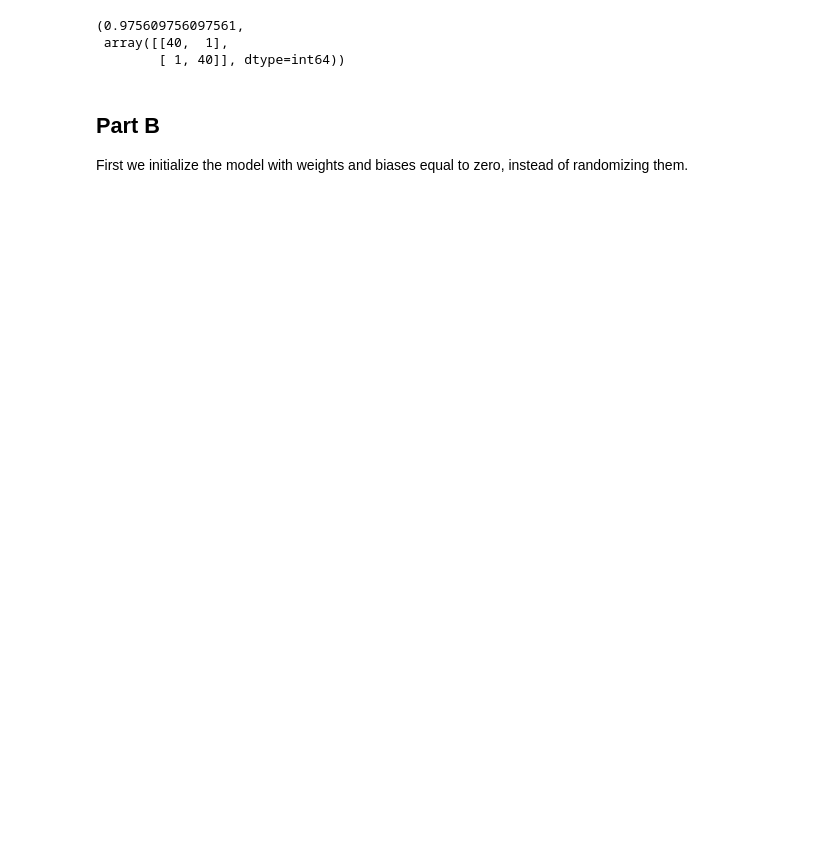
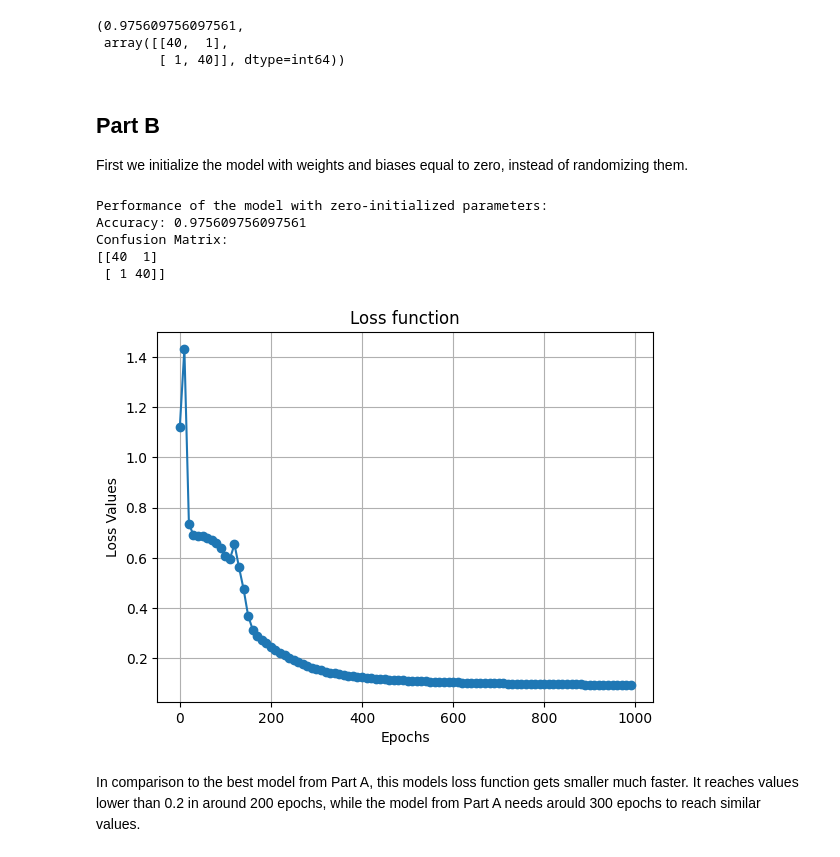
Before and after one commit to LaurentSch/ItML_A3, a Jupyter notebook: src/Assignment_3/ml-th-3.ipynb, the cells around one changed output. Drawn from its saved outputs; the diff is of its cells as text; code cells hidden in the pictures; blank space fills up the shorter version.

```diff
--- a/src/Assignment_3/ml-th-3.ipynb
+++ b/src/Assignment_3/ml-th-3.ipynb
@@ -158,3 +172,24 @@ accuracy, conf_matrix
 ## Part B
 
 First we initialize the model with weights and biases equal to zero, instead of randomizing them.
+# %%
+
+mlp_zeros = MLP(random_values=True)
+evaluation_list = mlp_zeros.train(X_train_scaled, y_train_one_hot, epochs=1000, learning_rate=0.004)
+accuracy_zero_initialized, conf_matrix = evaluate_model(mlp_zeros, X_test_scaled, y_test_one_hot)
+
+print("Performance of the model with zero-initialized parameters:")
+print(f"Accuracy: {accuracy_zero_initialized}")
+print("Confusion Matrix:")
+print(conf_matrix)
+
+plot_loss_function(evaluation_list)
+# %% [output]
+Performance of the model with zero-initialized parameters:
+Accuracy: 0.975609756097561
+Confusion Matrix:
+[[40  1]
+ [ 1 40]]
+[figure, added]
+# %% [markdown]
+In comparison to the best model from Part A, this models loss function gets smaller much faster. It reaches values lower than 0.2 in around 200 epochs, while the model from Part A needs arould 300 epochs to reach similar values.
```
Also changed, not shown: parts of 3 cells of this notebook.
